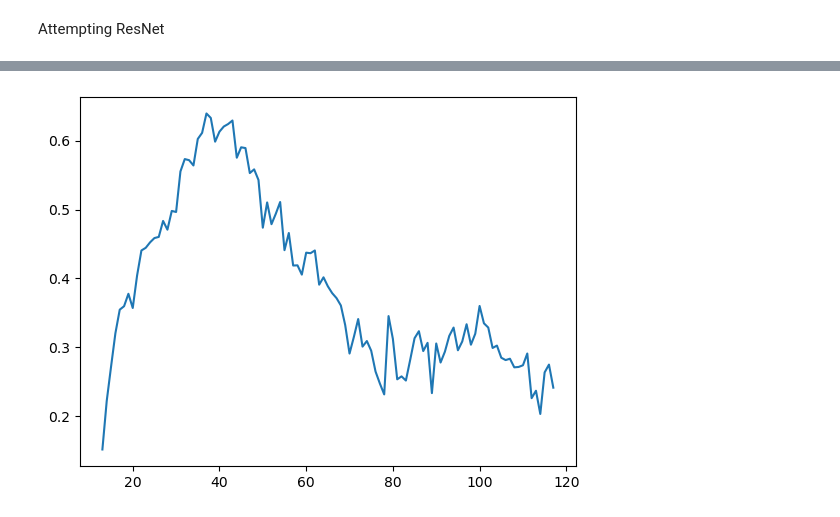
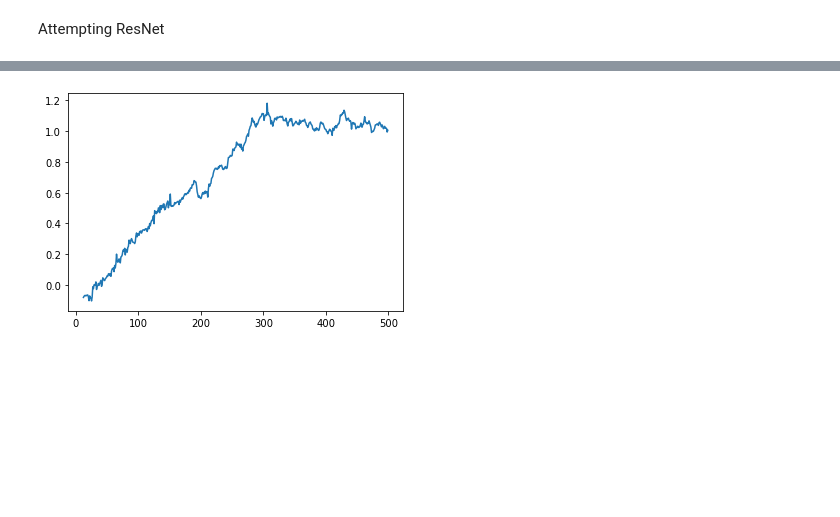
Before and after one commit to MaltheT/dl-project-grp21, a Jupyter notebook: src/snake_trainer_transfer.ipynb, the cells around one changed output, grey strips where cells are left out. Drawn from its saved outputs; the diff is of its cells as text; code cells hidden in the pictures; blank space fills up the shorter version.

Commit message:
transfer learning

```diff
--- a/src/snake_trainer_transfer.ipynb
+++ b/src/snake_trainer_transfer.ipynb
@@ -115,21 +133,22 @@ class old_model_architecture(nn.Module):
         def __init__(self, outputs):
             super(old_model_architecture, self).__init__()
             self.conv1 = nn.Conv2d(3, 32, kernel_size=3, padding='same')
-            self.maxpool1 = nn.MaxPool2d(kernel_size=2)
+            # self.maxpool1 = nn.MaxPool2d(kernel_size=2)
             self.conv2 = nn.Conv2d(32, 64, kernel_size=5, padding='same')
-            self.maxpool2 = nn.MaxPool2d(kernel_size=2)
+            # self.maxpool2 = nn.MaxPool2d(kernel_size=2)
             self.conv3 = nn.Conv2d(64, 64, kernel_size=5, padding='same')
-            self.bn1 = nn.BatchNorm2d(64)
-            self.fc1 = nn.Linear(256, outputs)
+            self.bn3 = nn.BatchNorm2d(64)
+            self.fc1 = nn.Linear(4096, outputs)
+
 
         def forward(self, x):
             x = x.to(device)
             x = F.relu(self.conv1(x))
-            x = self.maxpool1(x)
+            # x = self.maxpool1(x)
             x = F.relu(self.conv2(x))
-            x = self.maxpool2(x)
+            # x = self.maxpool2(x)
             x = F.relu(self.conv3(x))
-            x = self.bn1(x)
+            x = self.bn3(x)
             x = self.fc1(x.view(x.size(0), -1))
             return x
 # %%
@@ -138,13 +157,13 @@ BATCH_SIZE = 128
 GAMMA = 0.95
 
 exploration_rate = 1.
-exploration_decay = 0.999
-exploration_min = 0.1
+exploration_decay = 0.9995
+exploration_min = 0.01
 
-TARGET_UPDATE = 1000
+TARGET_UPDATE = 50
 learning_rate = 1e-4
 decay_rate = 0.99
-num_episodes = 1000
+num_episodes = 500
 MEMORY_SIZE = 10000
 # %% [markdown]
 # Modifying the model
@@ -157,10 +176,10 @@ tf_model_16.load_state_dict(torch.load(path_cnn))
 tf_model_16.eval()
 
 
-tf_model_16.fc1 = nn.Linear(1024, env16.action_space.n).to(device)
+tf_model_16.fc1 = nn.Linear(16384, env16.action_space.n).to(device)
 
 target_net = old_model_architecture(env16.action_space.n).to(device)
-target_net.fc1 = nn.Linear(1024, env16.action_space.n).to(device)
+target_net.fc1 = nn.Linear(16384, env16.action_space.n).to(device)
 target_net.load_state_dict(tf_model_16.state_dict())
 target_net.eval()
 
@@ -255,7 +274,7 @@ def optimize_model():
 # %%
 """ Training """
 
-num_model = "_transfer"
+num_model = "_transfer_pretrained"
 save_path = 'models/snakeai'+str(num_model)+'.pkl'
 
 episode_reward = 0
@@ -323,4 +342,6 @@ plt.plot(rewards)
 plt.plot(moveing_average_rewards)
 plt.ioff()
 plt.show()
+
+# 28:40
 # %% [output]
@@ -329,10 +354,10 @@ KeyboardInterrupt:
 # %%
 plt.plot(q_avg_values)
-np.savetxt("transfer_rewards.csv", rewards)
-np.savetxt("transfer_q.csv", q_avg_values)
-np.savetxt("transfer_loss.csv", losses)
+np.savetxt("transfer_pretrained_rewards.csv", rewards)
+np.savetxt("transfer_pretrained_q.csv", q_avg_values)
+np.savetxt("transfer_pretrained_loss.csv", losses)
 # %% [output]
-[figure, old version]
+[figure, new version]
 # %%
 training = False
 
```
Also changed, not shown: parts of 4 cells of this notebook, 11 other files.
